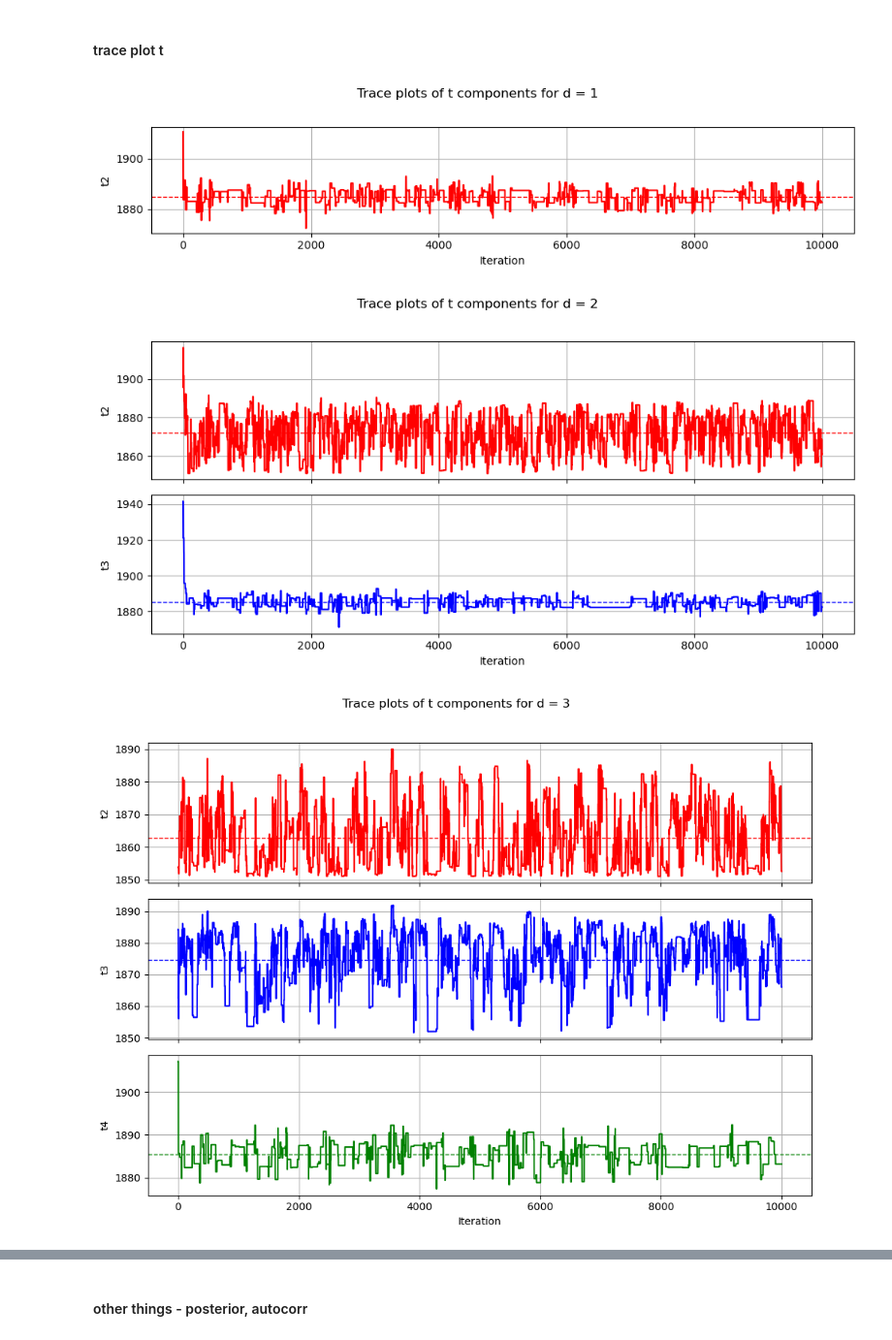
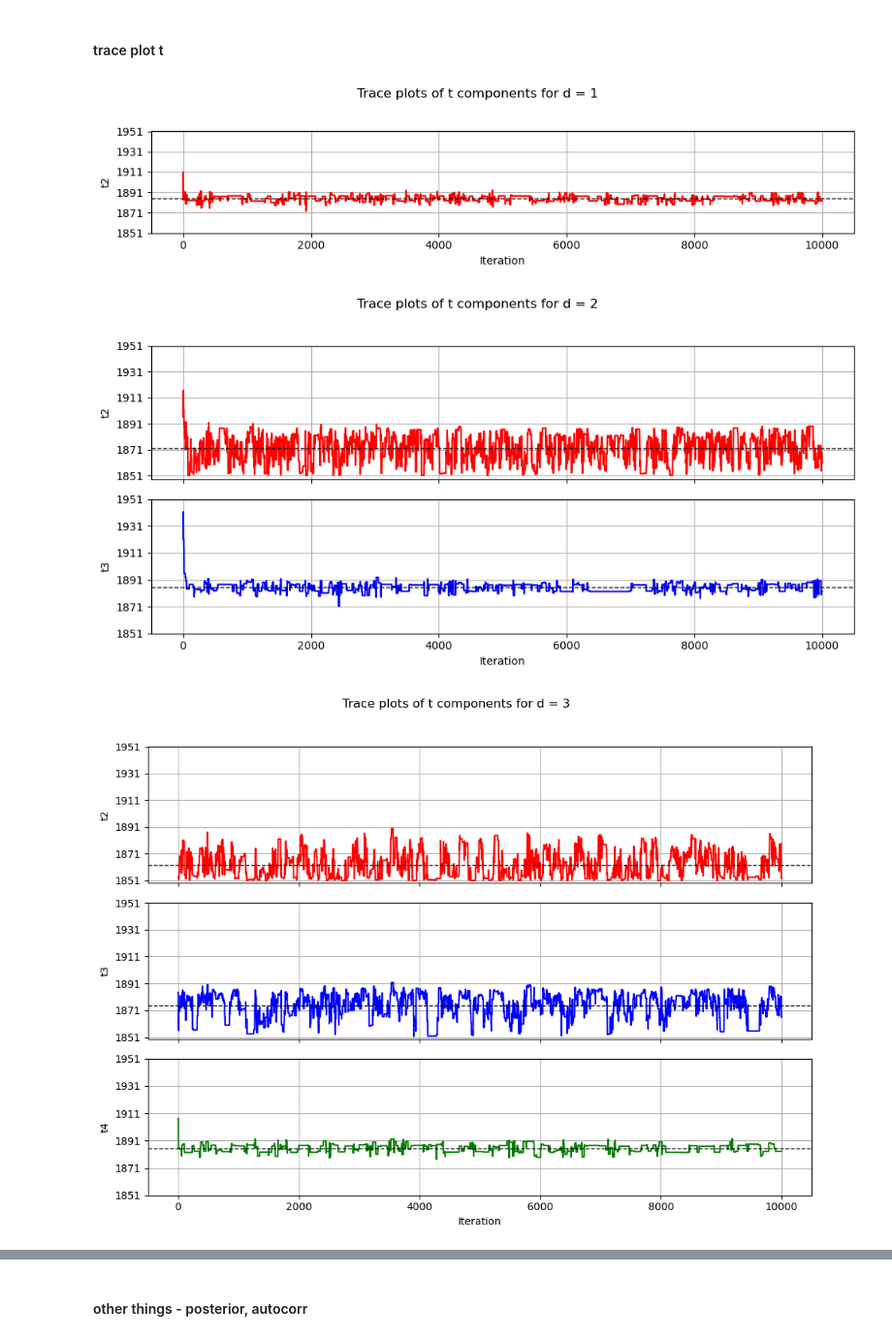
Before and after one commit to Lisakth/CompIntense, a Jupyter notebook: 16-HA2-python.ipynb, the cells around one changed output, grey strips where cells are left out. Shown at 97% size. Cells and saved outputs as stored; diff of their text form; code cells hidden in the pictures.

Commit message:
fixed plots again

```diff
--- a/16-HA2-python.ipynb
+++ b/16-HA2-python.ipynb
@@ -106,6 +106,9 @@ for d in range(4):
     ax.set_ylabel("Theta")
     ax.grid(True)
 
+    mean_val = np.mean(theta_store)
+    ax.axhline(mean_val, color='k', linestyle='--', linewidth=1, label='Mean')
+
 fig.suptitle("Trace plots of theta for 1 to 4 breakpoints", fontsize=16)
 plt.tight_layout(rect=[0, 0, 1, 0.96])
 plt.show()
@@ -191,6 +194,9 @@ for d in range(4):
         ax.set_ylabel(f"lambda_{i+1}")
         ax.grid(True)
 
+        mean_val = np.mean(lamb_store[:, i])
+        ax.axhline(mean_val, color='k', linestyle='--', linewidth=1, label='Mean')
+
     axes[-1].set_xlabel("Iteration")
     fig.suptitle(f"Trace plots of lambda components for d-1 = {d} breakpoints")
 
@@ -206,31 +212,32 @@ for d in range(4):
 # %%
 colors = ['r', 'b', 'g', 'y']
 
 for d in range(4):
     t_store = np.array(values_d[d][2])
 
     fig, axes = plt.subplots(d+1, 1, figsize=(10, 2.5*(d+1)), sharex=True)
 
     if d == 0:
         axes = [axes]
 
     for i in range(d+1):
         ax = axes[i]
         t_idx = i + 1
         ax.plot(t_store[:, t_idx], color = colors[i])
 
         mean_val = np.mean(t_store[:, t_idx])
-        ax.axhline(mean_val, color=colors[i], linestyle='--', linewidth=1, label='Mean')
+        ax.axhline(mean_val, color='k', linestyle='--', linewidth=1, label='Mean')
 
         ax.set_ylabel(f"t{t_idx+1}")
         ax.grid(True)
+        ax.set_yticks(np.arange(t1,tlast,20))
 
     axes[-1].set_xlabel("Iteration")
     fig.suptitle(f"Trace plots of t components for d = {d+1}")
 
     plt.tight_layout(rect=[0, 0, 1, 0.96])
     plt.show()
 # %% [output]
-[figure, old version]
+[figure, new version]
-[figure, old version]
+[figure, new version]
-[figure, old version]
+[figure, new version]
```
Also changed, not shown: parts of 12 cells of this notebook.
